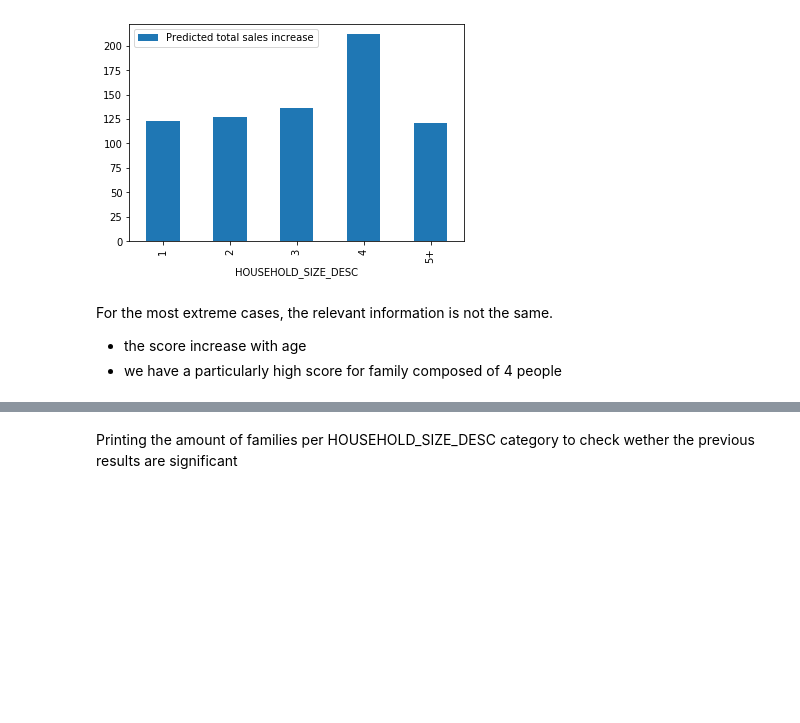
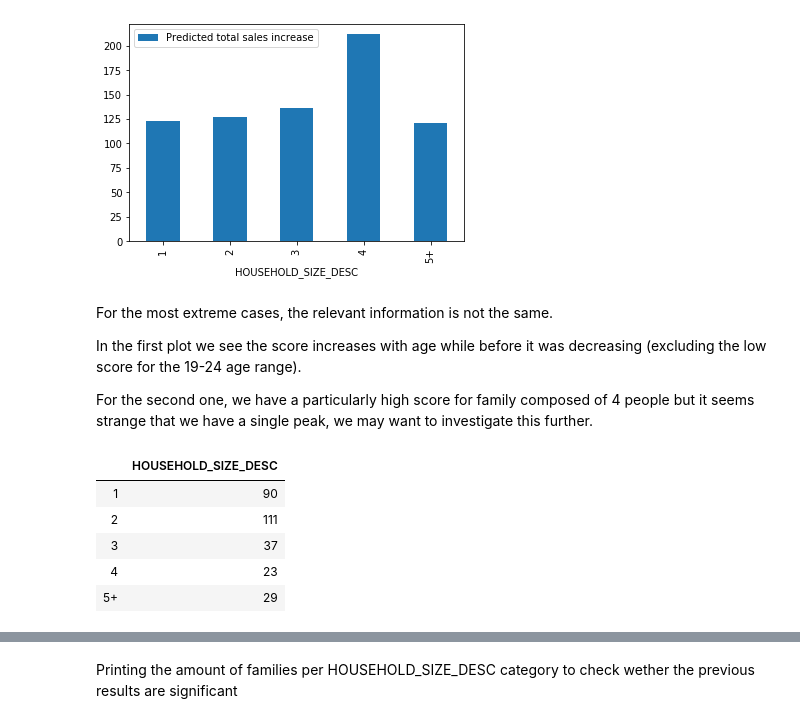
Before and after one commit to dhruti96shah/ada_project_pinkfluffybunnies, a Jupyter notebook: ada project.ipynb, the cells around one changed output, grey strips where cells are left out. Drawn from its saved outputs; the diff is of its cells as text; code cells hidden in the pictures; blank space fills up the shorter version.

```diff
--- a/ada project.ipynb
+++ b/ada project.ipynb
@@ -623,5 +621,17 @@ positive_outliers.groupby('HOUSEHOLD_SIZE_DESC').median()[['Predicted total sale
 [figure]
 # %% [markdown]
 For the most extreme cases, the relevant information is not the same.
-- the score increase with age
-- we have a particularly high score for family composed of 4 people
+
+In the first plot we see the score increases with age while before it was decreasing (excluding the low score for the 19-24 age range).
+
+For the second one, we have a particularly high score for family composed of 4 people but it seems strange that we have a single peak, we may want to investigate this further.
+# %%
+# There are 23 point for '4' and we use the median, so the results should be trustworthy
+demo_with_scores['HOUSEHOLD_SIZE_DESC'].value_counts().to_frame().sort_index()
+# %% [output]
+|  | HOUSEHOLD_SIZE_DESC |
+| 1 | 90 |
+| 2 | 111 |
+| 3 | 37 |
+| 4 | 23 |
+| 5+ | 29 |
```
Also changed, not shown: parts of 6 cells of this notebook.
